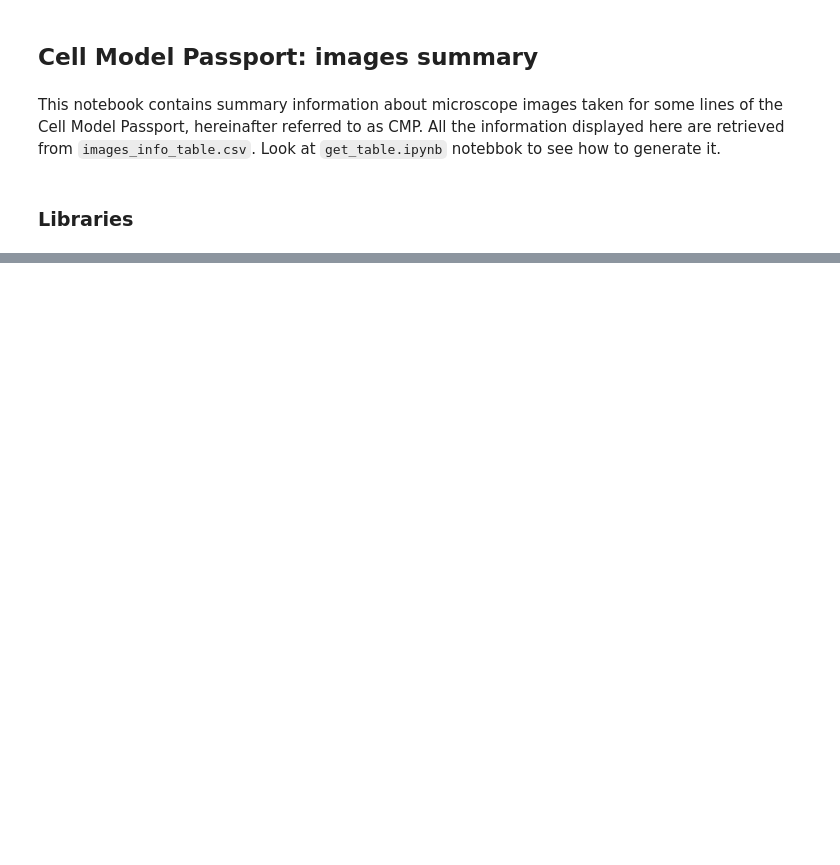
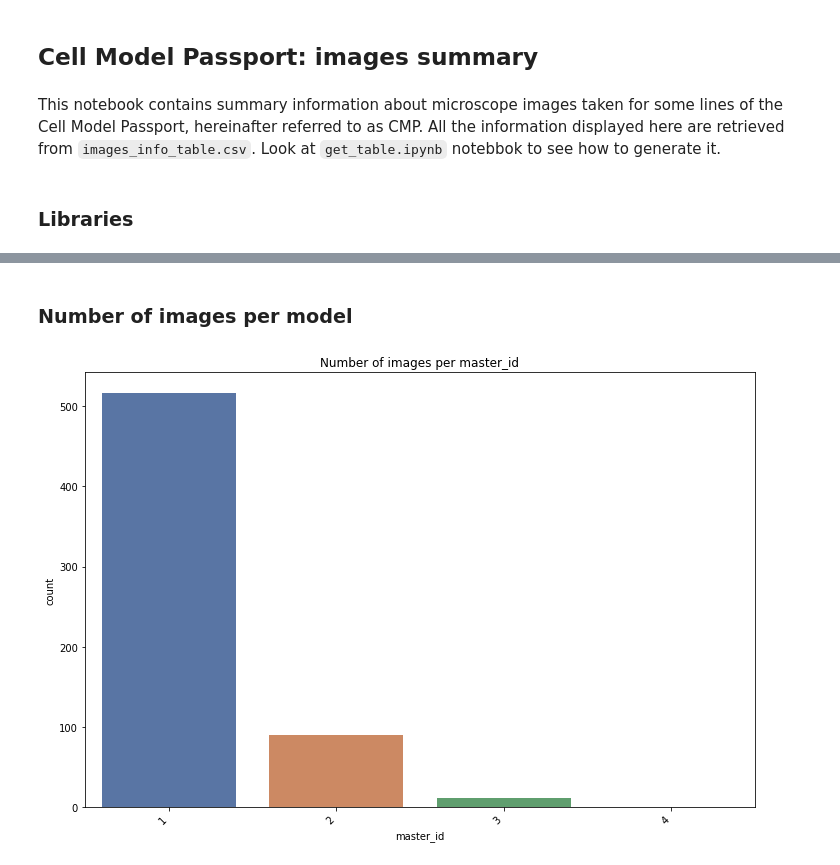
Before and after one commit to apollo994/CMP_, a Jupyter notebook: notebooks/images_summary.ipynb, the cells around one changed output, grey strips where cells are left out. Cells and saved outputs as stored; diff of their text form; code cells hidden in the pictures; blank space fills up the shorter version.

```diff
--- a/notebooks/images_summary.ipynb
+++ b/notebooks/images_summary.ipynb
@@ -381,0 +90,6 @@ today
+# %% [markdown]
+### Number of images per model
+# %%
+plot_ft(pd.DataFrame(data['master_id'].value_counts()), 'master_id')
+# %% [output]
+[figure, added]
```
Also changed, not shown: parts of 57 cells of this notebook.
